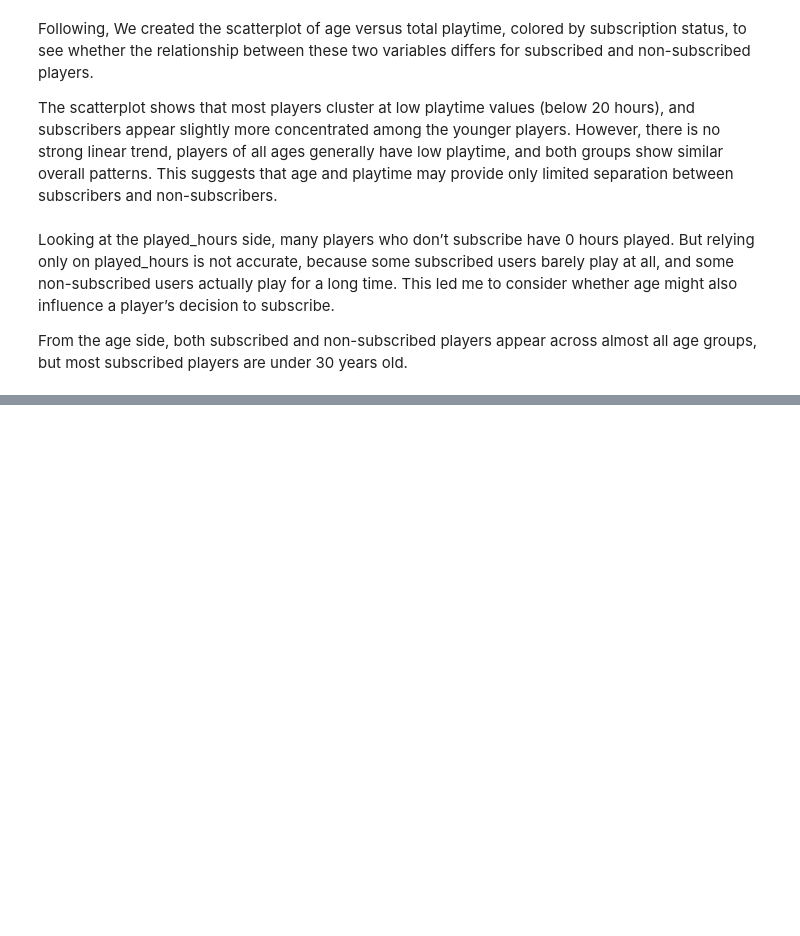
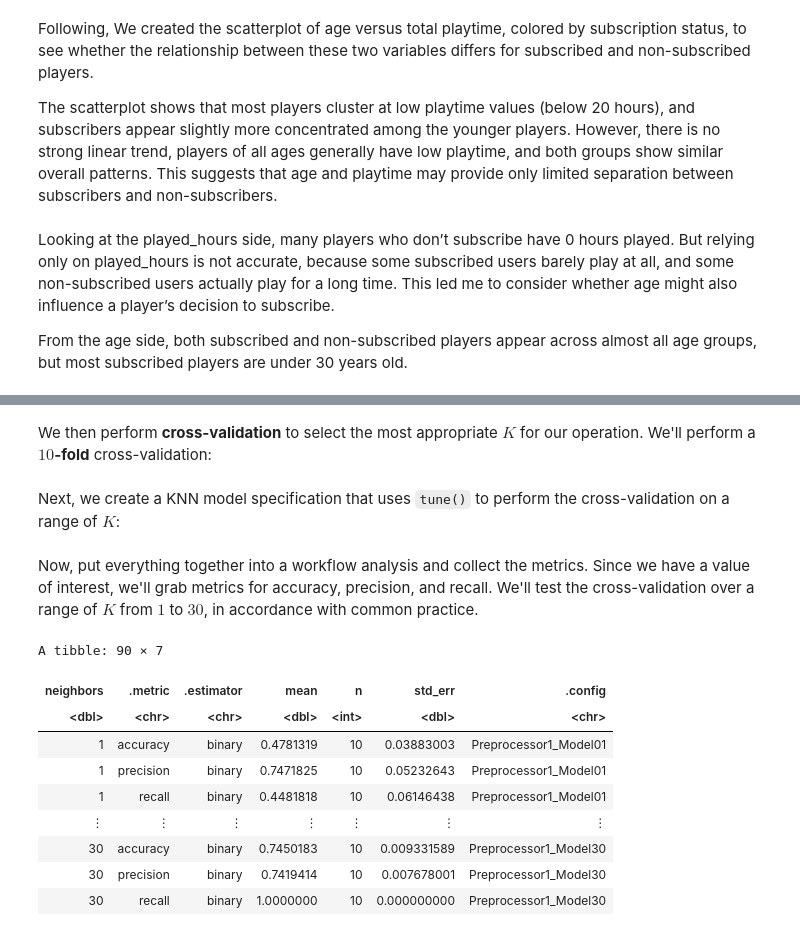
Before and after one commit to zhifou541-stack/dsci100-003-group26, a Jupyter notebook: group26 final project .ipynb, the cells around one changed output, grey strips where cells are left out. Cells and saved outputs as stored; diff of their text form; code cells hidden in the pictures; blank space fills up the shorter version.

```diff
--- a/group26 final project .ipynb
+++ b/group26 final project .ipynb
@@ -192,0 +205,7 @@ From the age side, both subscribed and non-subscribed players appear across almo
+# %%
+players_split <- initial_split(players_clean, prop = 0.75, strata = subscribe)
+players_train <- training(players_split)
+players_test <- testing(players_split)
+
+players_train
+players_test
@@ -192,0 +241,2 @@ From the age side, both subscribed and non-subscribed players appear across almo
+# %% [markdown]
+We then perform **cross-validation** to select the most appropriate $K$ for our operation. We'll perform a **$10$-fold** cross-validation:
@@ -192,0 +245,2 @@ From the age side, both subscribed and non-subscribed players appear across almo
+# %% [markdown]
+Next, we create a KNN model specification that uses `tune()` to perform the cross-validation on a range of $K$:
@@ -192,0 +252,25 @@ From the age side, both subscribed and non-subscribed players appear across almo
+# %% [markdown]
+Now, put everything together into a workflow analysis and collect the metrics. Since we have a value of interest, we'll grab metrics for accuracy, precision, and recall. We'll test the cross-validation over a range of $K$ from $1$ to $30$, in accordance with common practice.
+# %%
+k_vals <- tibble(neighbors = seq(from = 1, to = 30, by = 1))
+
+knn_metrics <- metric_set(accuracy, precision, recall)
+
+knn_results <- workflow() |>
+    add_recipe(players_recipe) |>
+    add_model(knn_tune) |>
+    tune_grid(resamples = players_vfold, grid = k_vals, metrics = knn_metrics) |>
+    collect_metrics()
+
+knn_results
+# %% [output]
+A tibble: 90 × 7
+| neighbors | .metric | .estimator | mean | n | std_err | .config |
+| <dbl> | <chr> | <chr> | <dbl> | <int> | <dbl> | <chr> |
+| 1 | accuracy | binary | 0.4781319 | 10 | 0.03883003 | Preprocessor1_Model01 |
+| 1 | precision | binary | 0.7471825 | 10 | 0.05232643 | Preprocessor1_Model01 |
+| 1 | recall | binary | 0.4481818 | 10 | 0.06146438 | Preprocessor1_Model01 |
+| ⋮ | ⋮ | ⋮ | ⋮ | ⋮ | ⋮ | ⋮ |
+| 30 | accuracy | binary | 0.7450183 | 10 | 0.009331589 | Preprocessor1_Model30 |
+| 30 | precision | binary | 0.7419414 | 10 | 0.007678001 | Preprocessor1_Model30 |
+| 30 | recall | binary | 1.0000000 | 10 | 0.000000000 | Preprocessor1_Model30 |
```
Also changed, not shown: parts of 21 cells of this notebook.
